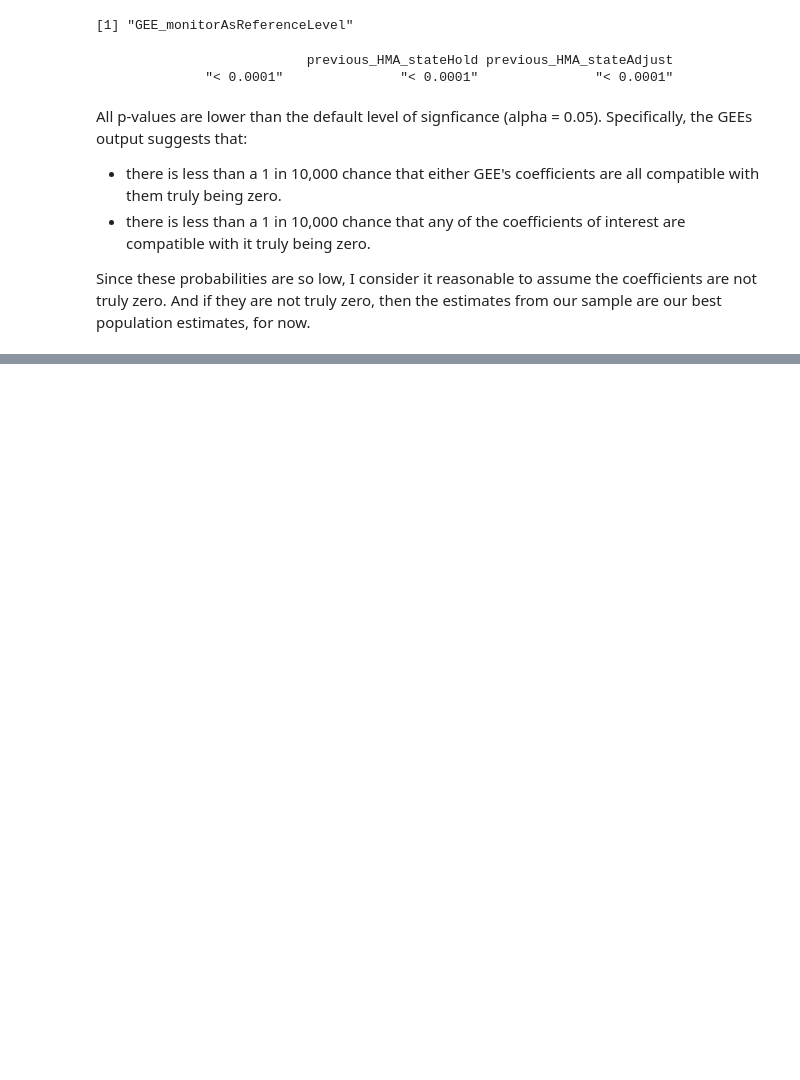
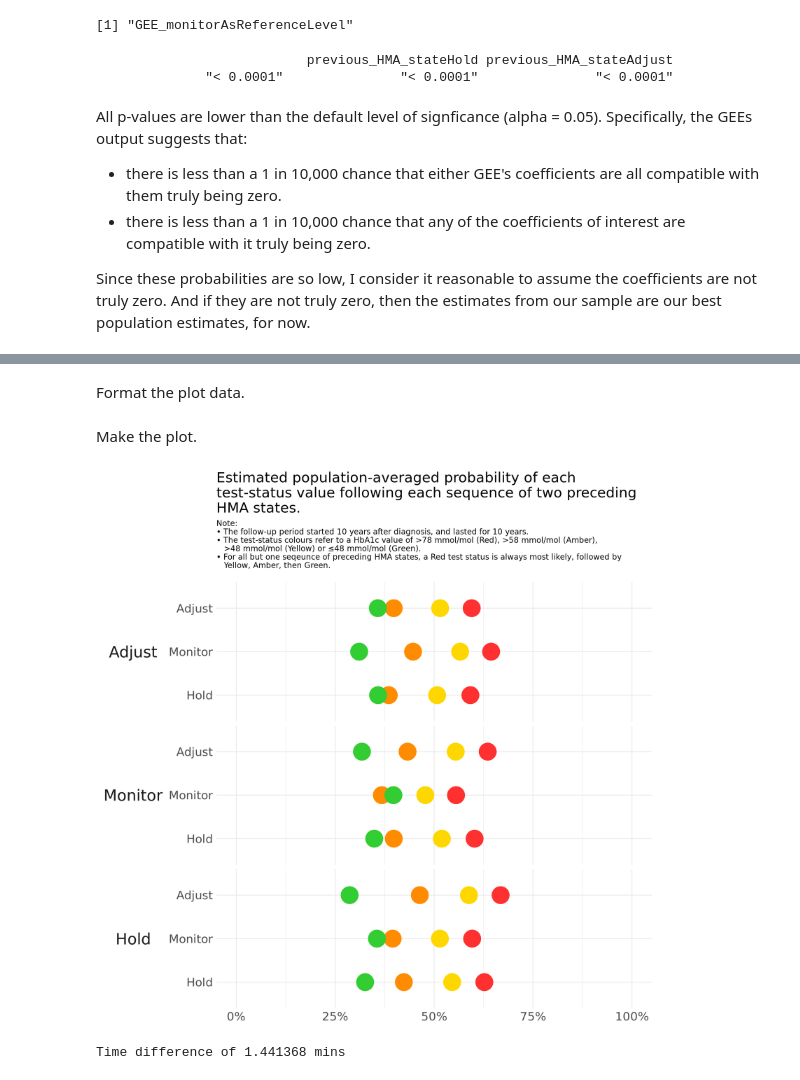
Before and after one commit to ConnectedBradford/c-mcinerney-workspace, a Jupyter notebook: RESHAPE/RAYG_GEE.ipynb, the cells around one changed output, grey strips where cells are left out. Drawn from its saved outputs; the diff is of its cells as text; code cells hidden in the pictures; blank space fills up the shorter version.

```diff
--- a/RESHAPE/RAYG_GEE.ipynb
+++ b/RESHAPE/RAYG_GEE.ipynb
@@ -1051,0 +526,2 @@ theme(
+# %% [markdown]
+Format the plot data.
@@ -1051,0 +614,48 @@ theme(
+# %% [markdown]
+Make the plot.
+# %%
+options( repr.plot.width = 10, repr.plot.height = 10, repr.plot.res = 200 )
+
+output2 <-
+preds_2 %>%
+ggplot( aes( x = HMA_state, colour = intercept ) ) +
+geom_point( aes( y = grp_avg ), size = 10 ) +
+scale_colour_manual(
+    values =
+        df_event_factor %>%
+        dplyr::select( event_colours_order ) %>%
+        droplevels() %>%
+        dplyr::pull()
+) +
+labs(
+    title = "Estimated population-averaged probability of each\ntest-status value following each sequence of two preceding\nHMA states."
+    ,subtitle = paste0(
+        "Note: \n"
+        ,paste0("\u2022 The follow-up period started ", followup_delay_in_years," years after diagnosis, and lasted for ", followup_duration_in_years," years.\n")
+        ,"\u2022 The test-status colours refer to a HbA1c value of >78 mmol/mol (Red), >58 mmol/mol (Amber),\n   >48 mmol/mol (Yellow) or \u226448 mmol/mol (Green).\n"
+        ,"\u2022 For all but one seqeunce of preceding HMA states, a Red test status is always most likely, followed by\n   Yellow, Amber, then Green.\n"
+        )
+) +
+scale_y_continuous( labels = scales::percent_format(), limits = c( 0, 1 ) ) +
+facet_grid( rows = vars( fct_rev( HMA_state_2 ) ), switch = "both", scales = "free_x", space = "free_x") +
+coord_flip() +
+theme_minimal() +
+theme(
+    title = element_text( size = 15 )
+    ,strip.placement = "outside"
+    ,strip.text.y.left = element_text( size = 20, angle = 0 )
+    ,axis.title = element_blank()
+    ,plot.subtitle = element_text( size = 10 )
+    ,plot.caption = ggtext::element_markdown( size = 10, hjust = 0 )
+    ,legend.title = element_blank()
+    ,legend.position = 'none'
+    ,axis.text = element_text( size = 15 )
+)
+
+output2
+# %% [output]
+[figure, added]
+# %%
+Sys.time() - script_start_time
+# %% [output]
+Time difference of 1.441368 mins
```
Also changed, not shown: parts of 52 cells of this notebook.
